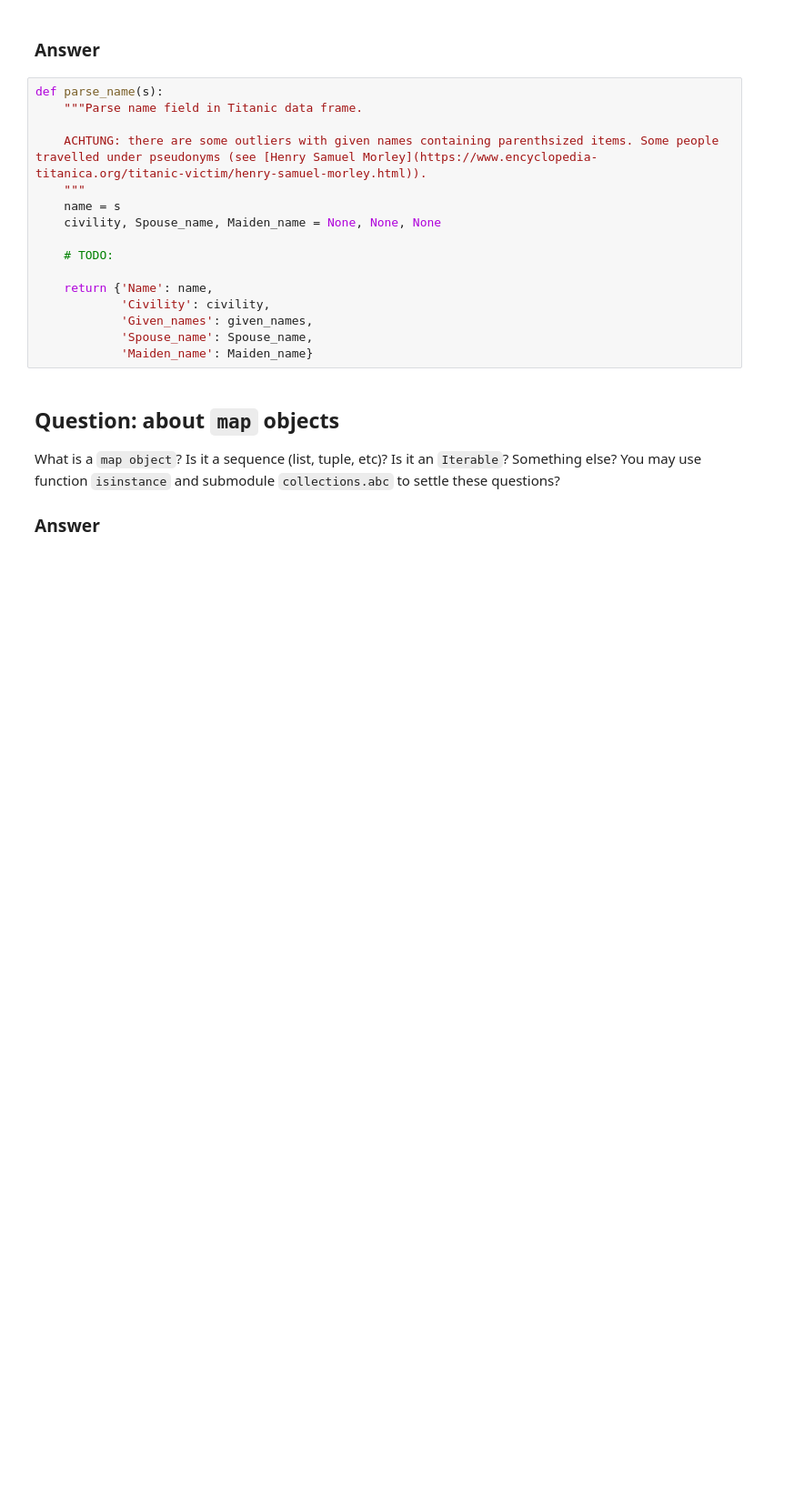
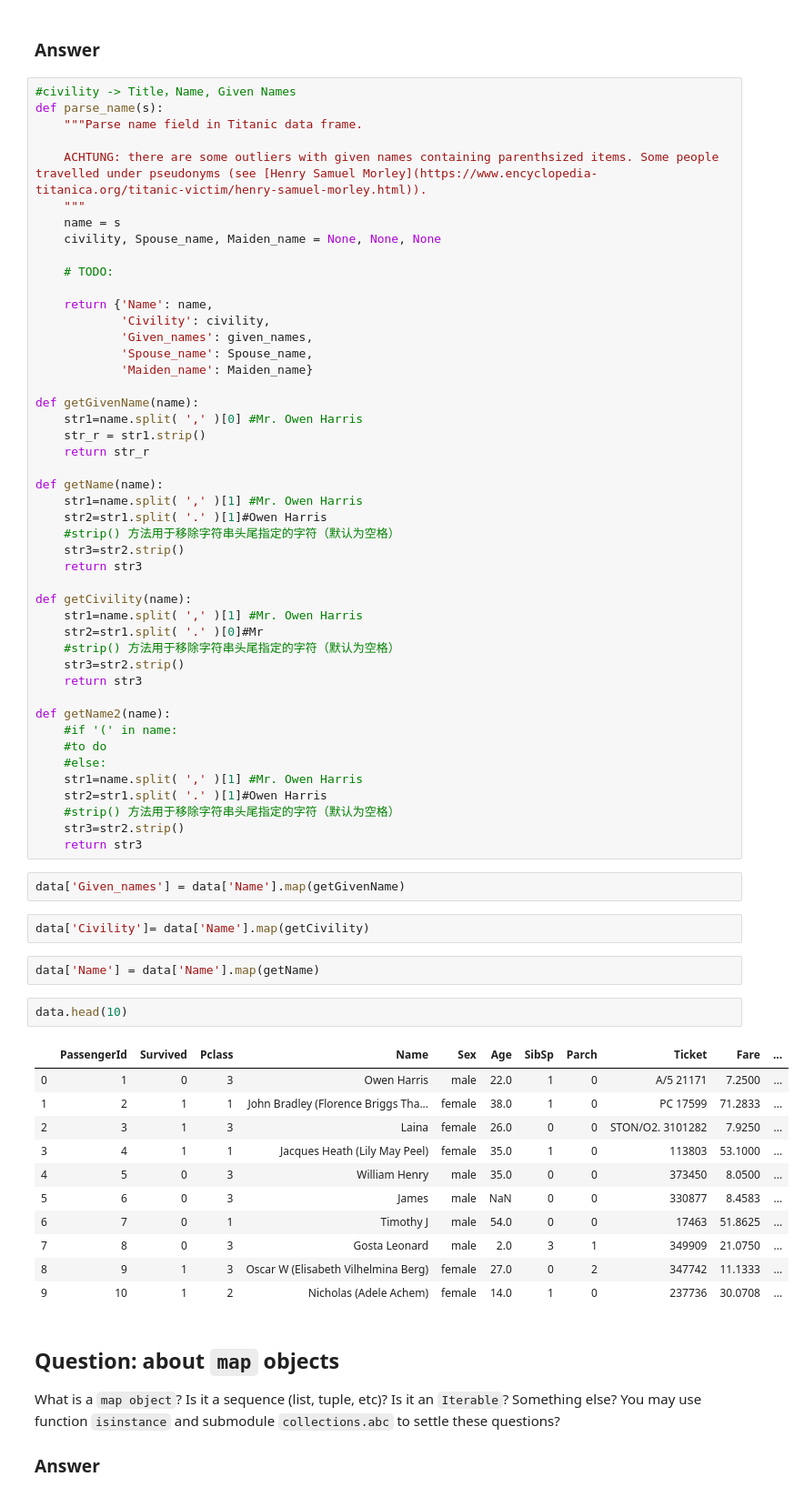
Before and after one commit to Na1an/2020_BigData_BAI_HAO, a Jupyter notebook: Homeworks/homework01.ipynb, the cells around one changed output. Shown at 91% size. Drawn from its saved outputs; the diff is of its cells as text; blank space fills up the shorter version.

```diff
--- a/Homeworks/homework01.ipynb
+++ b/Homeworks/homework01.ipynb
@@ -1006,6 +1020,7 @@ is a newline
 
 ### Answer
 # %%
+#civility -> Title，Name, Given Names
 def parse_name(s):
     """Parse name field in Titanic data frame.
 
@@ -1021,6 +1036,55 @@ def parse_name(s):
             'Given_names': given_names,
             'Spouse_name': Spouse_name,
             'Maiden_name': Maiden_name}
+
+def getGivenName(name):
+    str1=name.split( ',' )[0] #Mr. Owen Harris
+    str_r = str1.strip()
+    return str_r
+
+def getName(name):
+    str1=name.split( ',' )[1] #Mr. Owen Harris
+    str2=str1.split( '.' )[1]#Owen Harris
+    #strip() 方法用于移除字符串头尾指定的字符（默认为空格）
+    str3=str2.strip()
+    return str3
+
+def getCivility(name):
+    str1=name.split( ',' )[1] #Mr. Owen Harris
+    str2=str1.split( '.' )[0]#Mr
+    #strip() 方法用于移除字符串头尾指定的字符（默认为空格）
+    str3=str2.strip()
+    return str3
+
+def getName2(name):
+    #if '(' in name:
+    #to do
+    #else:
+    str1=name.split( ',' )[1] #Mr. Owen Harris
+    str2=str1.split( '.' )[1]#Owen Harris
+    #strip() 方法用于移除字符串头尾指定的字符（默认为空格）
+    str3=str2.strip()
+    return str3
+# %%
+data['Given_names'] = data['Name'].map(getGivenName)
+# %%
+data['Civility']= data['Name'].map(getCivility)
+# %%
+data['Name'] = data['Name'].map(getName)
+# %%
+data.head(10)
+# %% [output]
+|  | PassengerId | Survived | Pclass | Name | Sex | Age | SibSp | Parch | Ticket | Fare | ... |
+| 0 | 1 | 0 | 3 | Owen Harris | male | 22.0 | 1 | 0 | A/5 21171 | 7.2500 | ... |
+| 1 | 2 | 1 | 1 | John Bradley (Florence Briggs Tha... | female | 38.0 | 1 | 0 | PC 17599 | 71.2833 | ... |
+| 2 | 3 | 1 | 3 | Laina | female | 26.0 | 0 | 0 | STON/O2. 3101282 | 7.9250 | ... |
+| 3 | 4 | 1 | 1 | Jacques Heath (Lily May Peel) | female | 35.0 | 1 | 0 | 113803 | 53.1000 | ... |
+| 4 | 5 | 0 | 3 | William Henry | male | 35.0 | 0 | 0 | 373450 | 8.0500 | ... |
+| 5 | 6 | 0 | 3 | James | male | NaN | 0 | 0 | 330877 | 8.4583 | ... |
+| 6 | 7 | 0 | 1 | Timothy J | male | 54.0 | 0 | 0 | 17463 | 51.8625 | ... |
+| 7 | 8 | 0 | 3 | Gosta Leonard | male | 2.0 | 3 | 1 | 349909 | 21.0750 | ... |
+| 8 | 9 | 1 | 3 | Oscar W (Elisabeth Vilhelmina Berg) | female | 27.0 | 0 | 2 | 347742 | 11.1333 | ... |
+| 9 | 10 | 1 | 2 | Nicholas (Adele Achem) | female | 14.0 | 1 | 0 | 237736 | 30.0708 | ... |
 # %% [markdown]
 
 ## Question: about `map` objects
```
Also changed, not shown: parts of 7 cells of this notebook.
